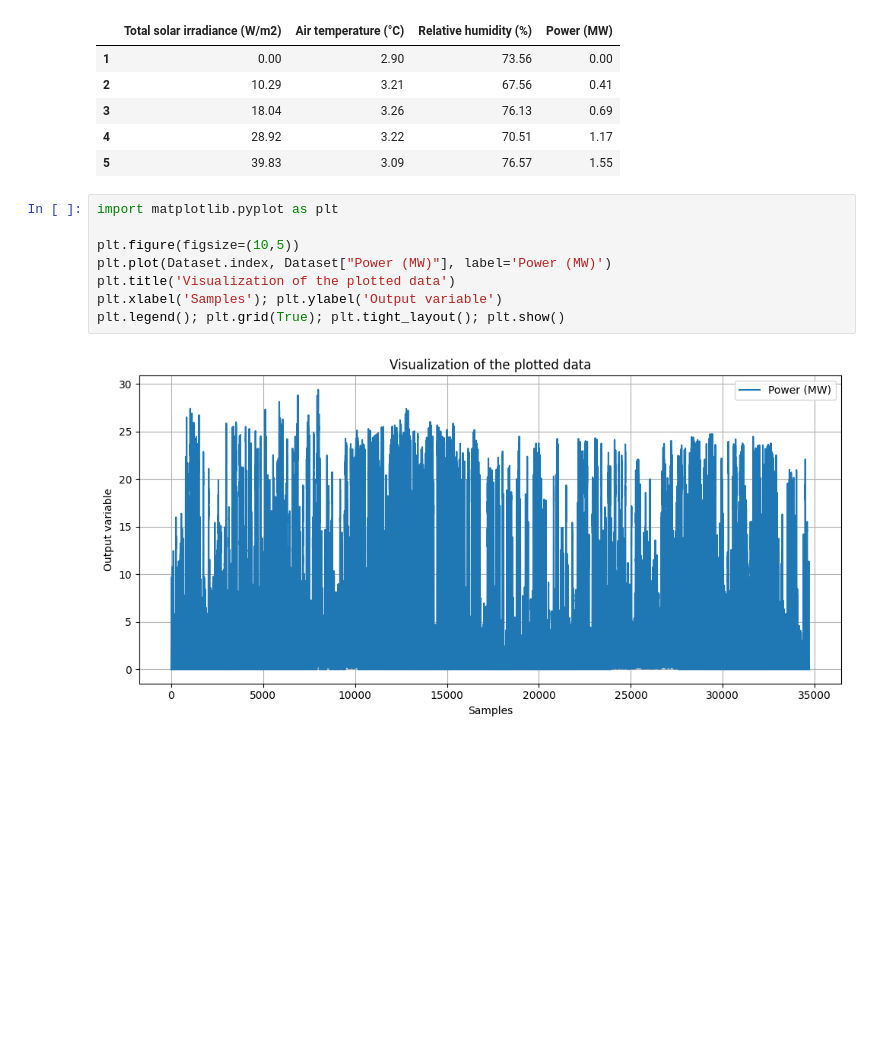
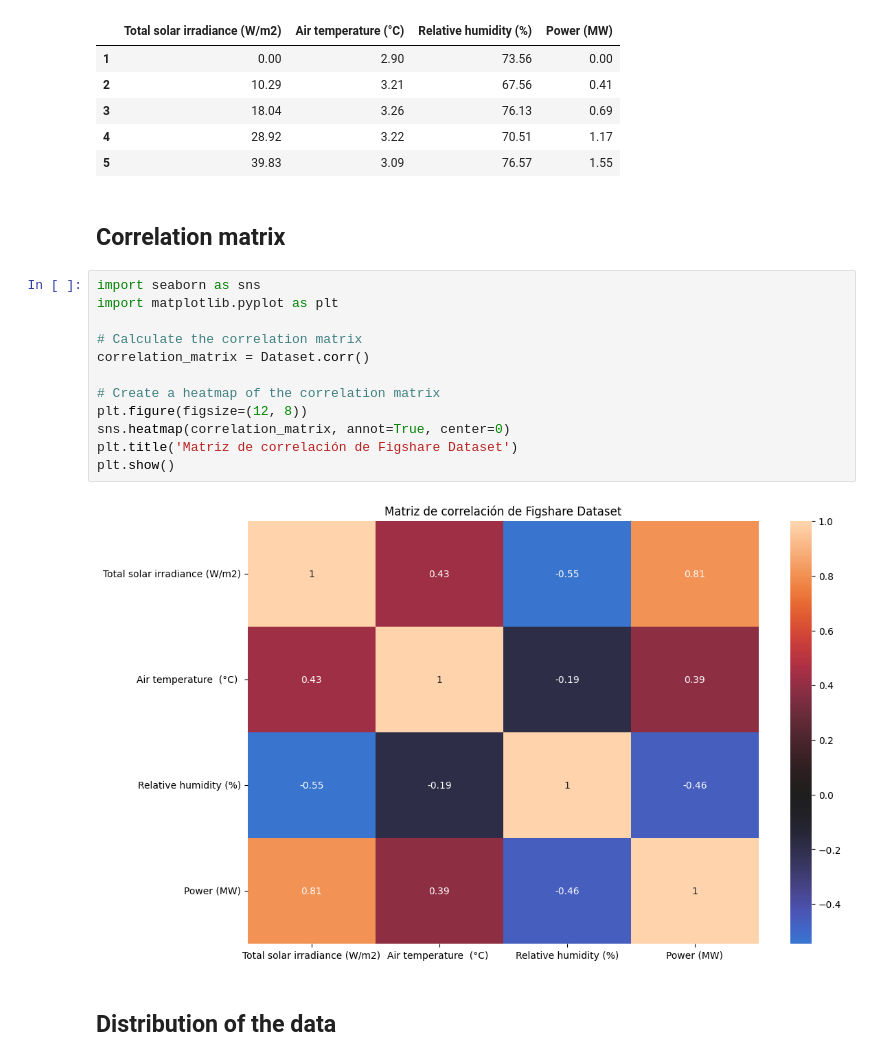
Before and after one commit to BQC21/VMD_STL_Parallel_TimesNet_BiLSTM, a Jupyter notebook: notebooks/Study_data_figshare.ipynb, the cells around one changed output. Cells and saved outputs as stored; diff of their text form; blank space fills up the shorter version.

```diff
--- a/notebooks/Study_data_figshare.ipynb
+++ b/notebooks/Study_data_figshare.ipynb
@@ -12,13 +12,21 @@ Dataset.head()
 | 3 | 18.04 | 3.26 | 76.13 | 0.69 |
 | 4 | 28.92 | 3.22 | 70.51 | 1.17 |
 | 5 | 39.83 | 3.09 | 76.57 | 1.55 |
-# %%
-import matplotlib.pyplot as plt
-
-plt.figure(figsize=(10,5))
-plt.plot(Dataset.index, Dataset["Power (MW)"], label='Power (MW)')
-plt.title('Visualization of the plotted data')
-plt.xlabel('Samples'); plt.ylabel('Output variable')
-plt.legend(); plt.grid(True); plt.tight_layout(); plt.show()
-# %% [output]
-[figure, removed]
+# %% [markdown]
+## Correlation matrix
+# %%
+import seaborn as sns
+import matplotlib.pyplot as plt
+
+# Calculate the correlation matrix
+correlation_matrix = Dataset.corr()
+
+# Create a heatmap of the correlation matrix
+plt.figure(figsize=(12, 8))
+sns.heatmap(correlation_matrix, annot=True, center=0)
+plt.title('Matriz de correlación de Figshare Dataset')
+plt.show()
+# %% [output]
+[figure, added]
+# %% [markdown]
+## Distribution of the data
```
Also changed, not shown: parts of 2 cells of this notebook, 2 other files.
